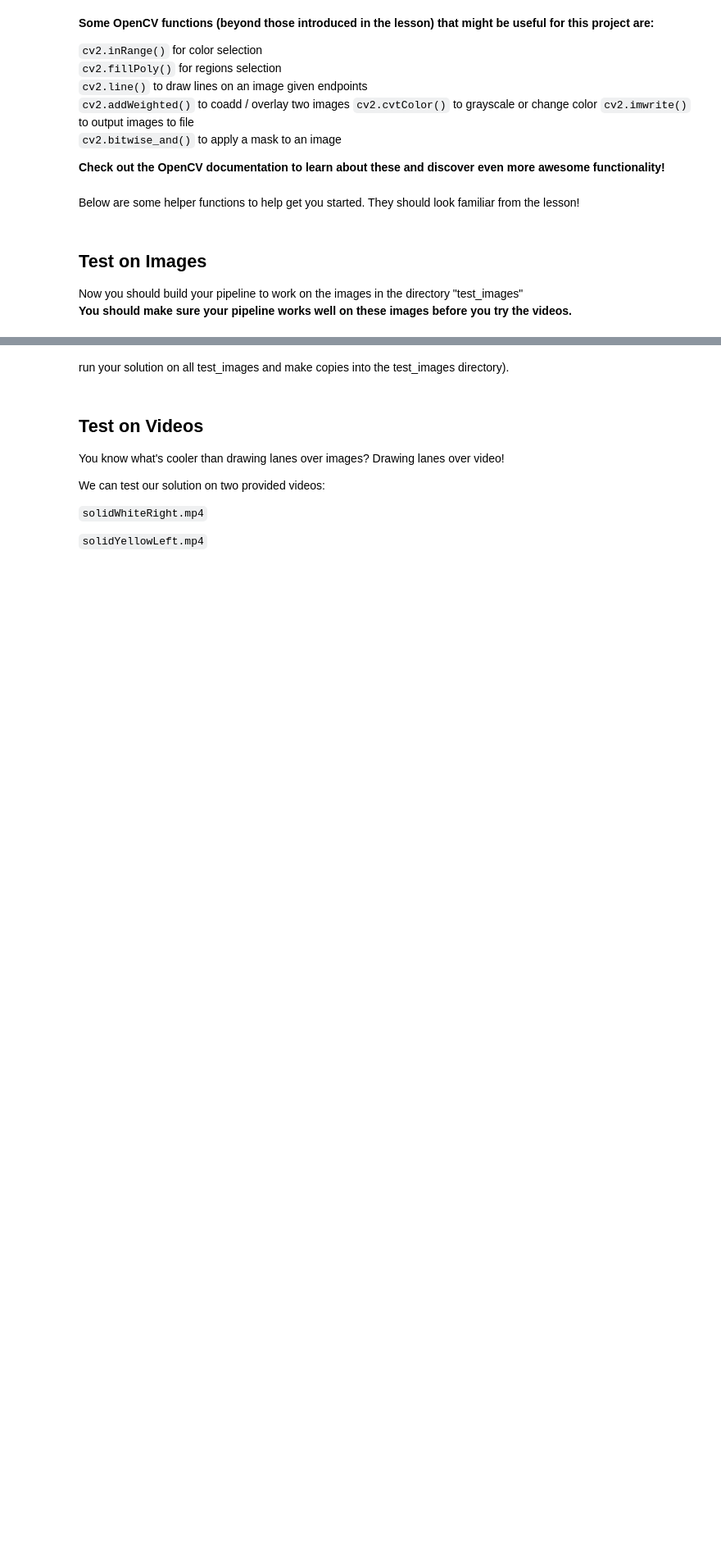
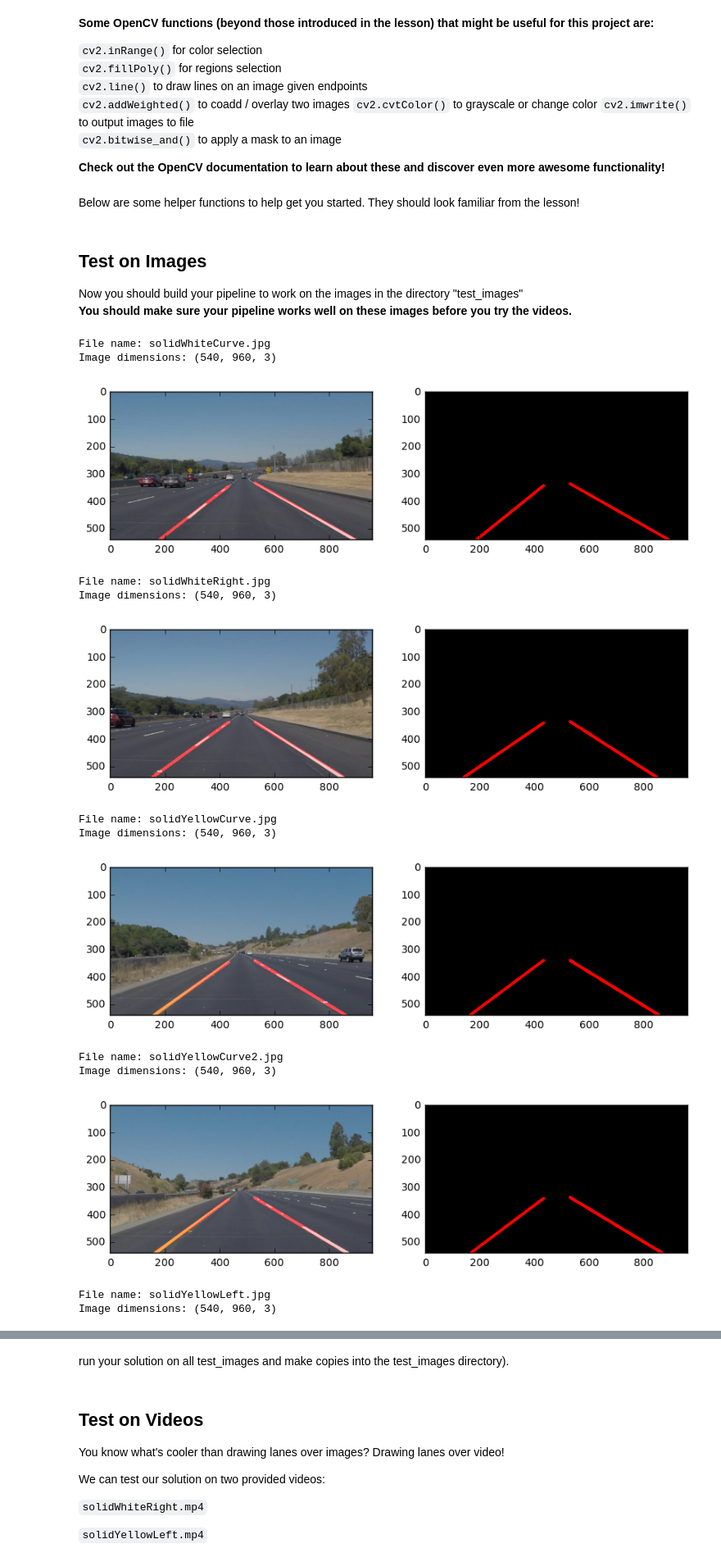
Before and after one commit to navoshta/CarND-LaneLines-P1, a Jupyter notebook: P1.ipynb, the cells around one changed output, grey strips where cells are left out. Shown at 82% size. Drawn from its saved outputs; the diff is of its cells as text; code cells hidden in the pictures; blank space fills up the shorter version.

```diff
--- a/P1.ipynb
+++ b/P1.ipynb
@@ -285,11 +291,24 @@ def plot_sample(image, image_debug = None):
 # %%
 for image_name in sorted(os.listdir("test_images/")):
     if not image_name.startswith("annotated"):
         image = mpimg.imread("test_images/" + image_name)
         print("File name: " + image_name)
-        detector = FrameSequenceLaneDetector((540, 960, 3), initialise_lines = False)
-        image = detector.process_frame(image)
+        image = FrameSequenceLaneDetector((540, 960, 3)).process_frame(image)
         mpimg.imsave("test_images/annotated_" + image_name, image)
-        plot_sample(image)
-    else:
-        print("Found image already annotated!")
+        # Plot resulting image plus just the mask.
+        plot_sample(image, image_debug = FrameSequenceLaneDetector((540, 960, 3)).lane_lines_mask(image))
+# %% [output]
+File name: solidWhiteCurve.jpg
+Image dimensions: (540, 960, 3)
+[figure, added]
+File name: solidWhiteRight.jpg
+Image dimensions: (540, 960, 3)
+[figure, added]
+File name: solidYellowCurve.jpg
+Image dimensions: (540, 960, 3)
+[figure, added]
+File name: solidYellowCurve2.jpg
+Image dimensions: (540, 960, 3)
+[figure, added]
+File name: solidYellowLeft.jpg
+Image dimensions: (540, 960, 3)
```
Also changed, not shown: parts of 8 cells of this notebook.
